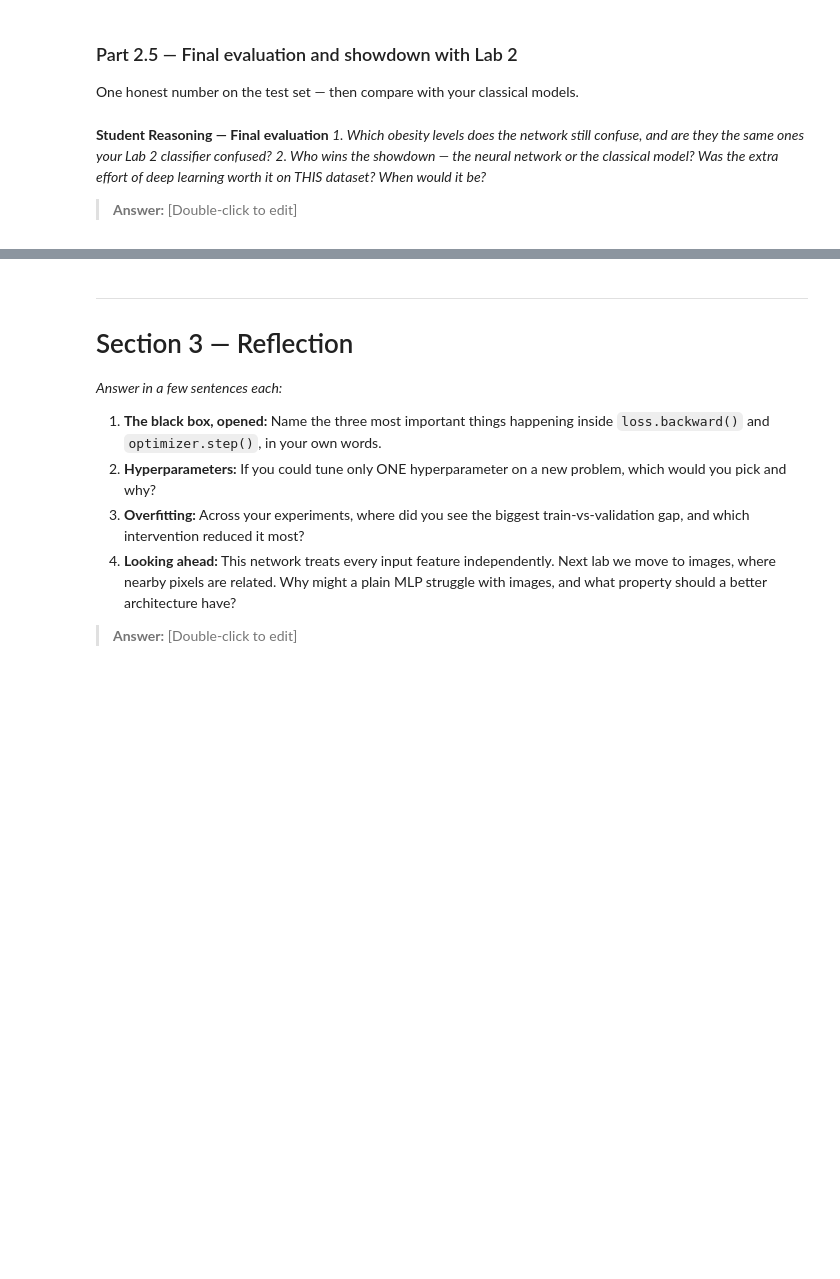
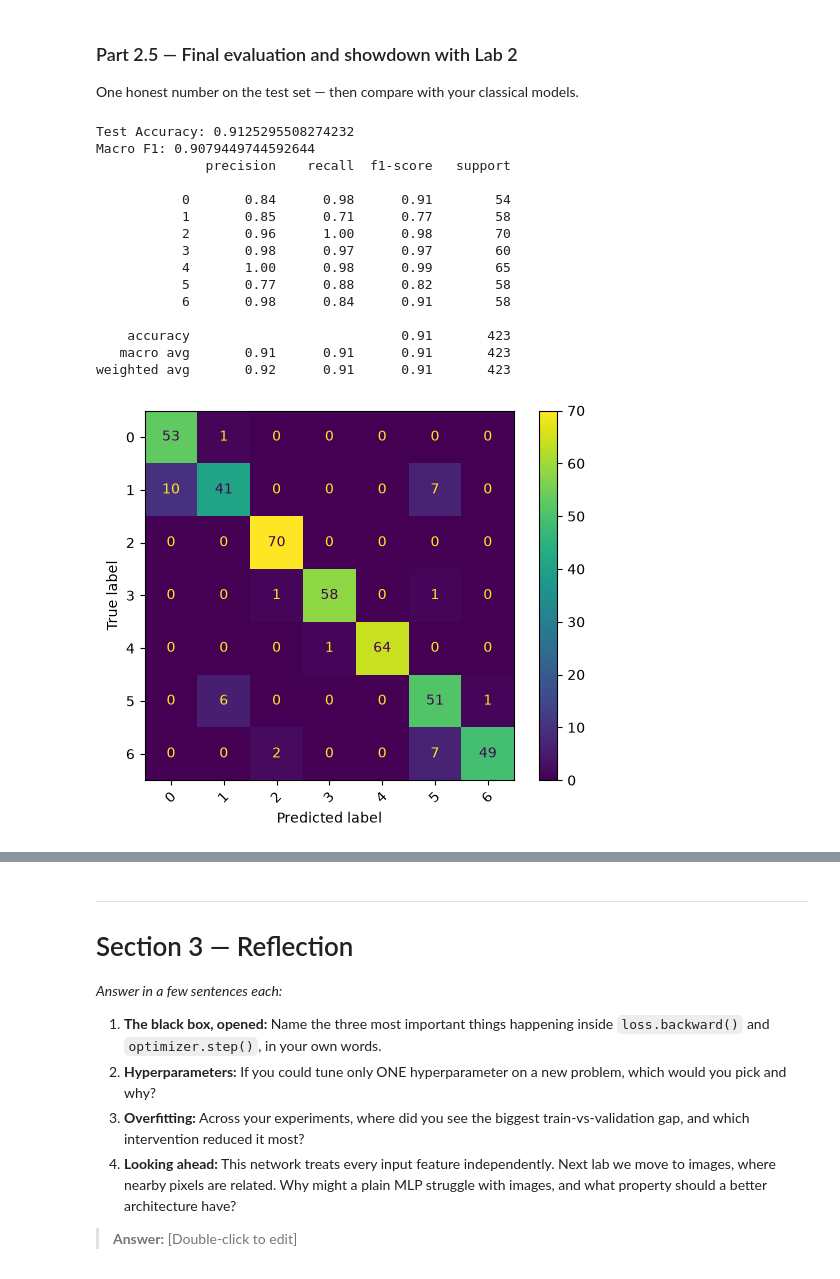
Before and after one commit to miriam-gale/lab-3-feedfoward-networks-, a Jupyter notebook: Lab_3.ipynb, the cells around one changed output, grey strips where cells are left out. Drawn from its saved outputs; the diff is of its cells as text; code cells hidden in the pictures; blank space fills up the shorter version.

Commit message:
Complete Part 2.5: Final evaluation and showdown with Lab 2

```diff
--- a/Lab_3.ipynb
+++ b/Lab_3.ipynb
@@ -942,8 +930,60 @@ One honest number on the test set — then compare with your classical models.
-# %% [markdown]
-**Student Reasoning — Final evaluation**
-*1. Which obesity levels does the network still confuse, and are they the same ones your
-Lab 2 classifier confused?*
-*2. Who wins the showdown — the neural network or the classical model? Was the extra effort
-of deep learning worth it on THIS dataset? When would it be?*
-
-> **Answer:** [Double-click to edit]
+# %%
+from sklearn.metrics import accuracy_score, f1_score, classification_report, ConfusionMatrixDisplay
+import matplotlib.pyplot as plt
+
+model = FeedForwardNet(
+    input_dim,
+    hidden_sizes=(64, 32),
+    dropout=0.5
+).to(DEVICE)
+
+model.load_state_dict(torch.load("ffn_best.pt"))
+model.eval()
+
+test_loader = DataLoader(test_dataset, batch_size=32, shuffle=False)
+
+y_true = []
+y_pred = []
+
+with torch.no_grad():
+    for xb, yb in test_loader:
+        xb = xb.to(DEVICE)
+
+        logits = model(xb)
+        predictions = logits.argmax(dim=1)
+
+        y_true.extend(yb.numpy())
+        y_pred.extend(predictions.cpu().numpy())
+
+test_accuracy = accuracy_score(y_true, y_pred)
+test_f1 = f1_score(y_true, y_pred, average="macro")
+
+print("Test Accuracy:", test_accuracy)
+print("Macro F1:", test_f1)
+
+print(classification_report(y_true, y_pred))
+
+ConfusionMatrixDisplay.from_predictions(
+    y_true,
+    y_pred,
+    xticks_rotation=45
+)
+
+plt.show()
+# %% [output]
+Test Accuracy: 0.9125295508274232
+Macro F1: 0.9079449744592644
+              precision    recall  f1-score   support
+
+           0       0.84      0.98      0.91        54
+           1       0.85      0.71      0.77        58
+           2       0.96      1.00      0.98        70
+           3       0.98      0.97      0.97        60
+           4       1.00      0.98      0.99        65
+           5       0.77      0.88      0.82        58
+           6       0.98      0.84      0.91        58
+
+    accuracy                           0.91       423
+   macro avg       0.91      0.91      0.91       423
+weighted avg       0.92      0.91      0.91       423
+[figure, added]
```
Also changed, not shown: parts of 2 cells of this notebook.
